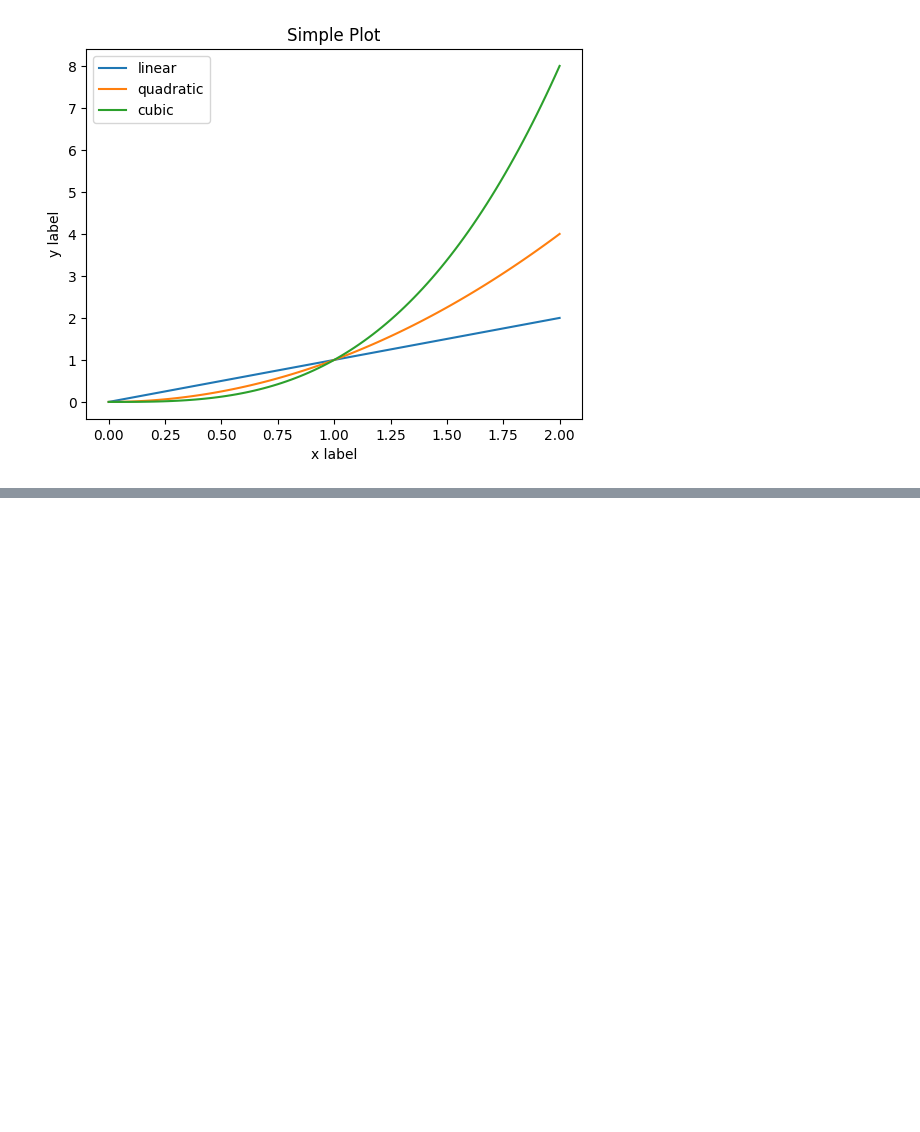
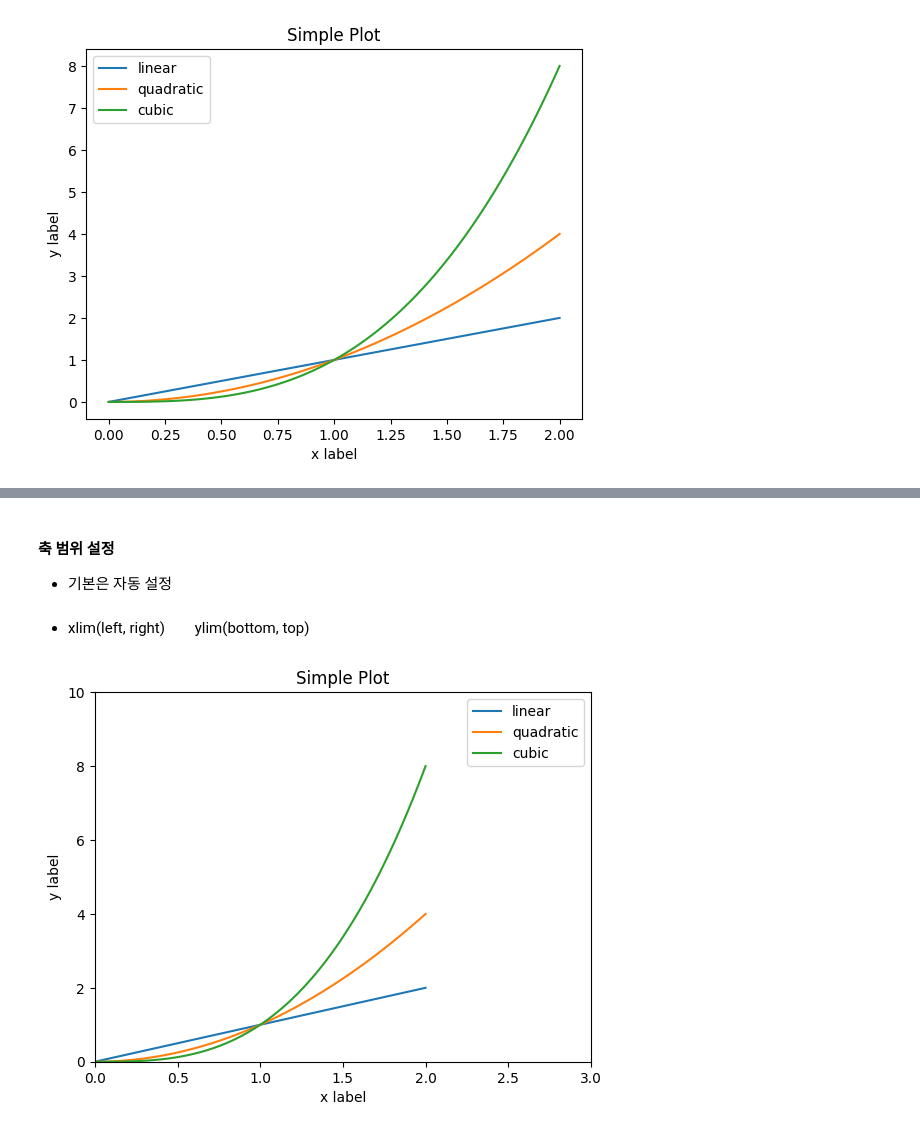
Before and after one commit to Sianus/UOU_BigData, a Jupyter notebook: SWB/lastterm.ipynb, the cells around one changed output, grey strips where cells are left out. Drawn from its saved outputs; the diff is of its cells as text; code cells hidden in the pictures; blank space fills up the shorter version.

```diff
--- a/SWB/lastterm.ipynb
+++ b/SWB/lastterm.ipynb
@@ -31,0 +66,18 @@ plt.plot(x, x, label='linear')
+# %% [markdown]
+#### 축 범위 설정
+- 기본은 자동 설정
+# %% [markdown]
+- xlim(left, right) &nbsp;&nbsp;&nbsp;&nbsp;&nbsp;&nbsp;  ylim(bottom, top)
+# %%
+plt.plot(x, x, label='linear')
+plt.plot(x, x**2, label='quadratic')
+plt.plot(x, x**3, label='cubic')
+plt.xlabel('x label')
+plt.ylabel('y label')
+plt.title('Simple Plot')
+plt.legend()
+plt.xlim(0.0, 3.0)
+plt.ylim(0, 10)
+plt.show()
+# %% [output]
+[figure, added]
```
Also changed, not shown: parts of 76 cells of this notebook, 2 other files.
